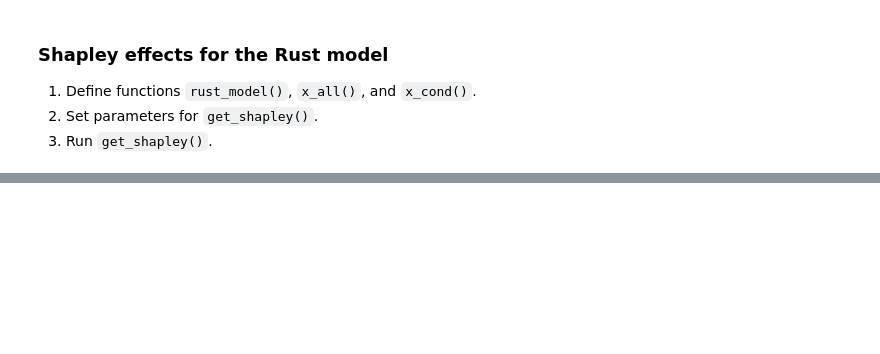
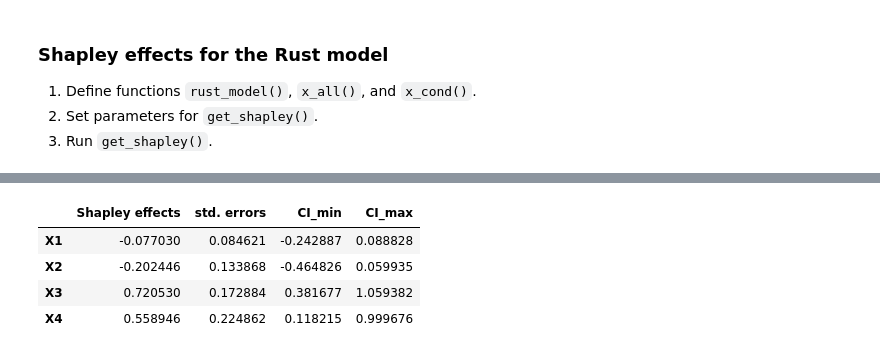
Before and after one commit to bhmueller/thesis, a Jupyter notebook: distribution_structural_parameter_estimates.ipynb, the cells around one changed output, grey strips where cells are left out. Saved outputs shown, nothing was run; the diff lists cells and outputs as text; code cells hidden in the pictures; blank space fills up the shorter version.

Commit message:
Run get_shapley for the first time for the Rust model.

```diff
--- a/distribution_structural_parameter_estimates.ipynb
+++ b/distribution_structural_parameter_estimates.ipynb
@@ -288,4 +298,8 @@ array([1., 1., 1., 1., 1., 1., 1., 1., 1., 1.])
 # %%
+def x_all(n):
+    distribution = cp.MvNormal(mean, cov)
+    return distribution.sample(n)
+
 def x_cond(n, subset_j, subsetj_conditional, xjc):
     if subsetj_conditional is None:
         cov_int = np.array(cov)
@@ -297,0 +328,18 @@ def x_cond(n, subset_j, subsetj_conditional, xjc):
+# %%
+def rust_model(x):
+    if method == 'exact':
+        n_evaluations = n_output + np.math.factorial(n_inputs) * (n_inputs -1) * n_outer * n_inner
+    elif method == 'random':
+        n_evaluations = n_output + n_perms * (n_inputs -1) * n_outer * n_inner
+    demand_inputs = np.zeros((n_evaluations, 5))
+    demand_inputs[:, :2] = x[:, :2]
+    demand_inputs[:, 2] = 1 - x[:, 0] - x[:, 1]
+    demand_inputs[:, 3:] = x[:, 2:]
+
+    demand_output = np.zeros((n_evaluations, 1))
+
+    for sample in np.arange(n_evaluations):
+        demand_params = demand_inputs[sample, :]
+        demand_output[sample] = get_demand(init_dict_estimation, demand_dict, demand_params).iloc[0][0]
+
+    return demand_output
@@ -297,0 +353,8 @@ def x_cond(n, subset_j, subsetj_conditional, xjc):
+# %%
+n_inputs = 4
+method = 'random'
+np.random.seed(1234)
+n_perms = 10
+n_output = 10**2
+n_outer = 10
+n_inner = 3
@@ -297,0 +377,3 @@ def x_cond(n, subset_j, subsetj_conditional, xjc):
+# %%
+%%time
+random_shapley = get_shapley(method, rust_model, x_all, x_cond, n_perms, n_inputs, n_output, n_outer, n_inner)
@@ -297,0 +382,8 @@ def x_cond(n, subset_j, subsetj_conditional, xjc):
+# %%
+random_shapley
+# %% [output]
+|  | Shapley effects | std. errors | CI_min | CI_max |
+| X1 | -0.077030 | 0.084621 | -0.242887 | 0.088828 |
+| X2 | -0.202446 | 0.133868 | -0.464826 | 0.059935 |
+| X3 | 0.720530 | 0.172884 | 0.381677 | 1.059382 |
+| X4 | 0.558946 | 0.224862 | 0.118215 | 0.999676 |
```
Also changed, not shown: parts of 28 cells of this notebook.
